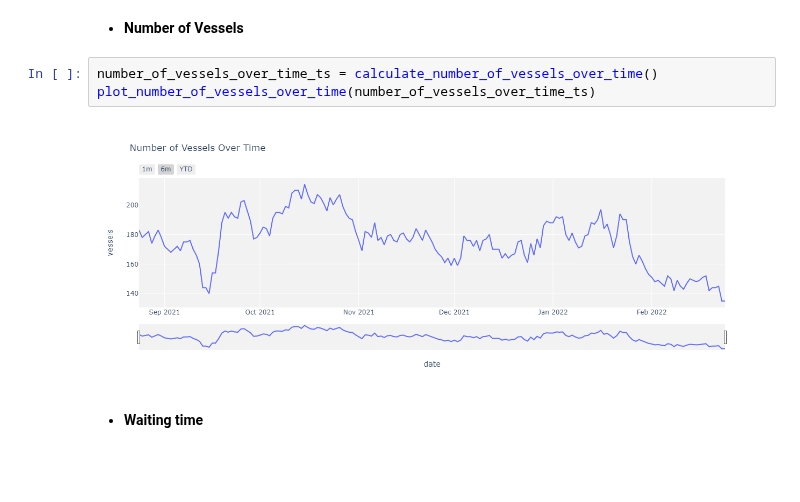
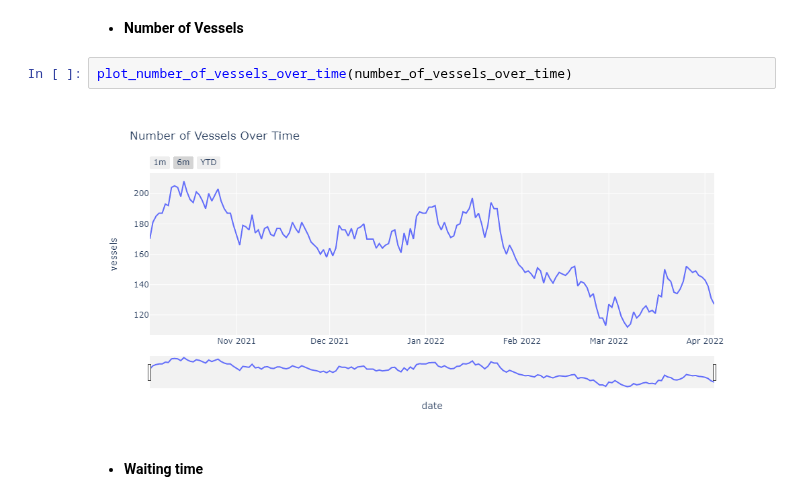
Before and after one commit to SignalOceanSdk/SignalSDK, a Jupyter notebook: docs/examples/jupyter/VoyagesAPI/Port_Congestion_in_China_(Capes).ipynb, the cells around one changed output. Cells and saved outputs as stored; diff of their text form; blank space fills up the shorter version.

```diff
--- a/docs/examples/jupyter/VoyagesAPI/Port_Congestion_in_China_(Capes).ipynb
+++ b/docs/examples/jupyter/VoyagesAPI/Port_Congestion_in_China_(Capes).ipynb
@@ -627,10 +183,9 @@ def plot_number_of_portcalls(port_arrivals_ts):
 ## Results
 # %% [markdown]
 - **Number of Vessels**
-# %%
-number_of_vessels_over_time_ts = calculate_number_of_vessels_over_time()
-plot_number_of_vessels_over_time(number_of_vessels_over_time_ts)
-# %% [output]
-[figure, removed]
+# %%
+plot_number_of_vessels_over_time(number_of_vessels_over_time)
+# %% [output]
+[figure, added]
 # %% [markdown]
 - **Waiting time**
```
Also changed, not shown: parts of 53 cells of this notebook.
